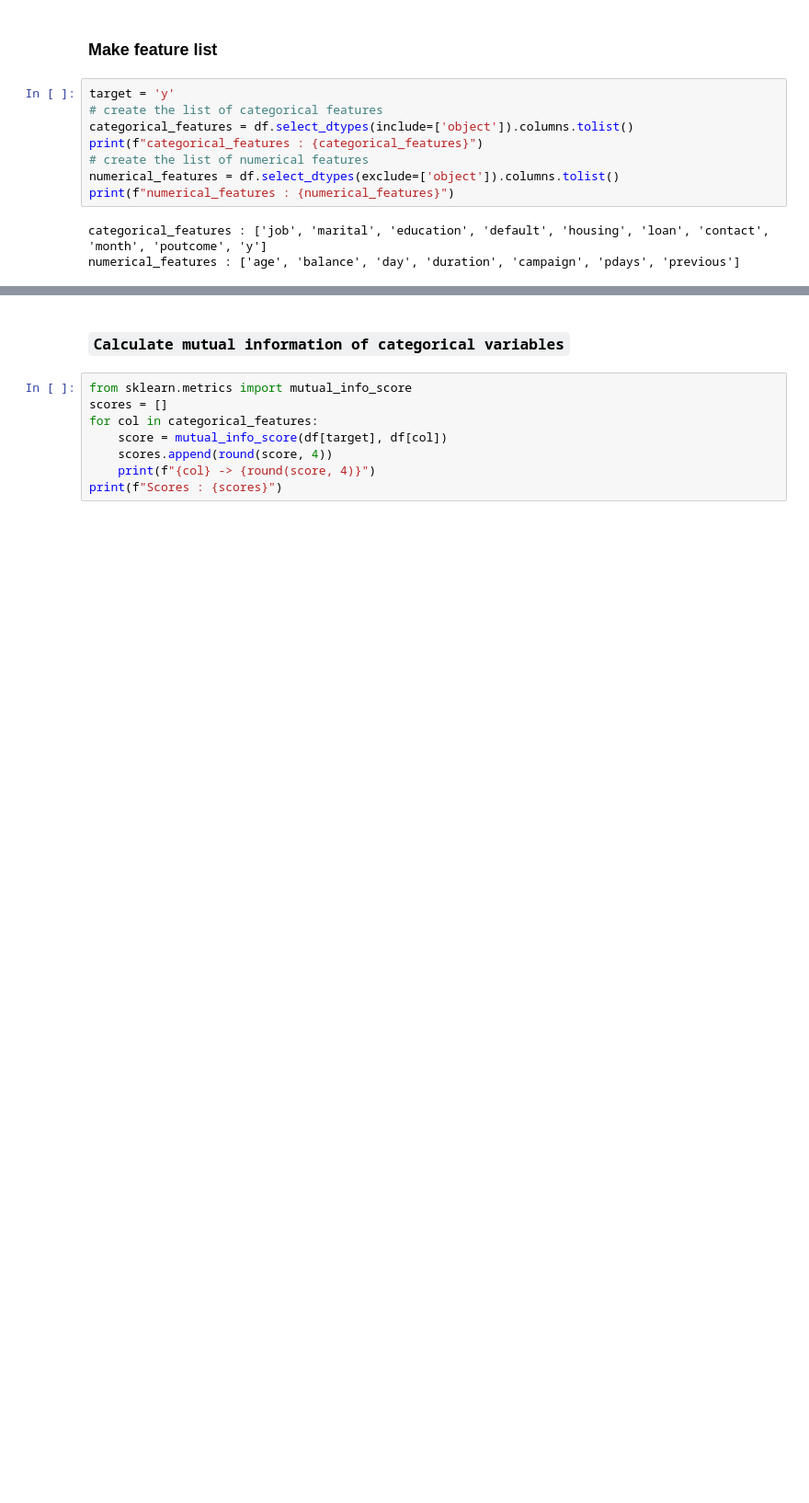
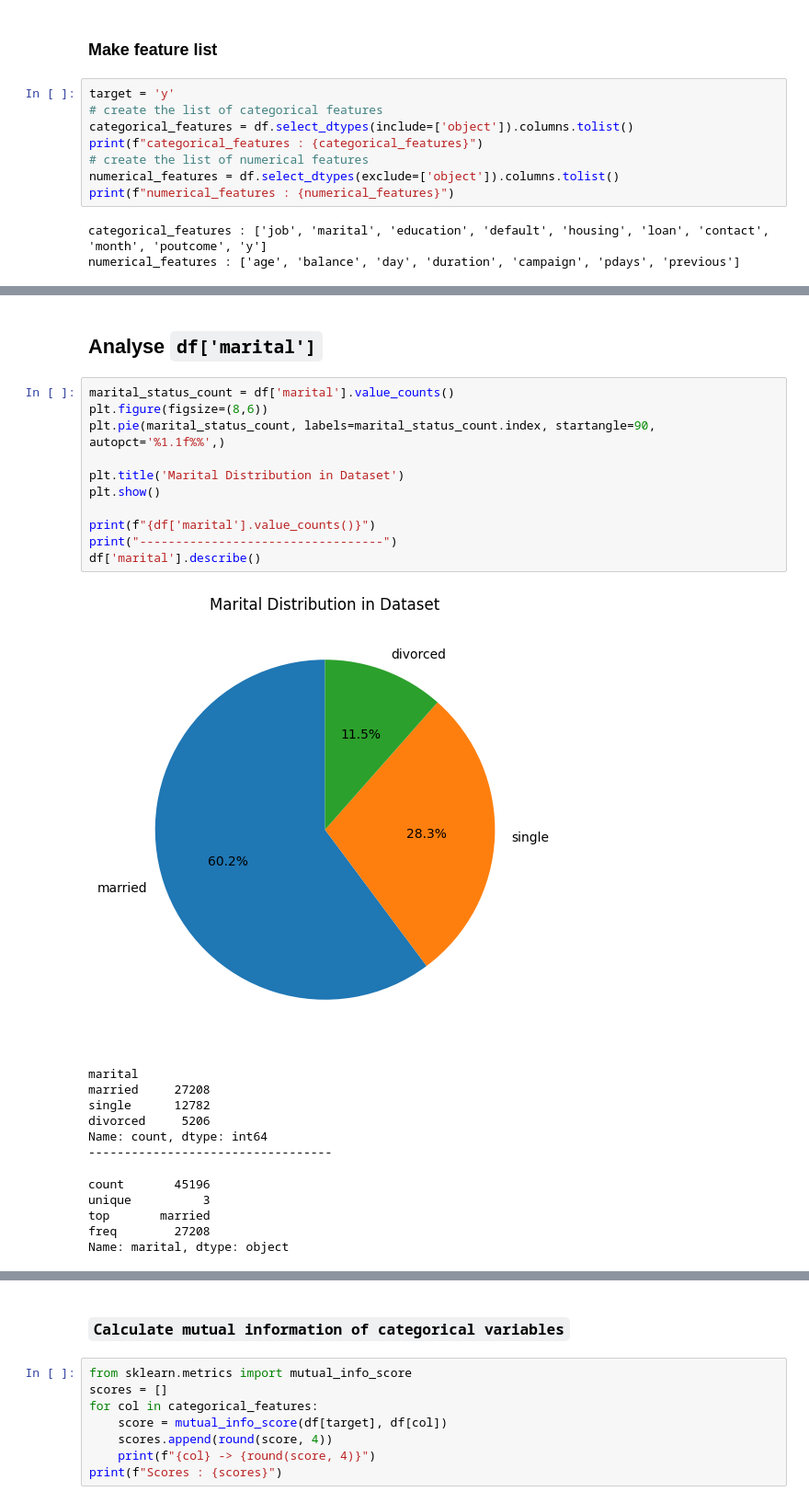
Before and after one commit to rmnchopra91/ml-zoomcamp, a Jupyter notebook: homework/2023/07-Project/notebook.ipynb, the cells around one changed output, grey strips where cells are left out. Shown at 92% size. Drawn from its saved outputs; the diff is of its cells as text; blank space fills up the shorter version.

```diff
--- a/homework/2023/07-Project/notebook.ipynb
+++ b/homework/2023/07-Project/notebook.ipynb
@@ -89,0 +162,26 @@ sns.displot(df.age, kde=True)
+# %% [markdown]
+## Analyse `df['marital']`
+# %%
+marital_status_count = df['marital'].value_counts()
+plt.figure(figsize=(8,6))
+plt.pie(marital_status_count, labels=marital_status_count.index, startangle=90, autopct='%1.1f%%',)
+
+plt.title('Marital Distribution in Dataset')
+plt.show()
+
+print(f"{df['marital'].value_counts()}")
+print("----------------------------------")
+df['marital'].describe()
+# %% [output]
+[figure, added]
+marital
+married     27208
+single      12782
+divorced     5206
+Name: count, dtype: int64
+----------------------------------
+count       45196
+unique          3
+top       married
+freq        27208
+Name: marital, dtype: object
```
Also changed, not shown: parts of 49 cells of this notebook, 9 other files.
